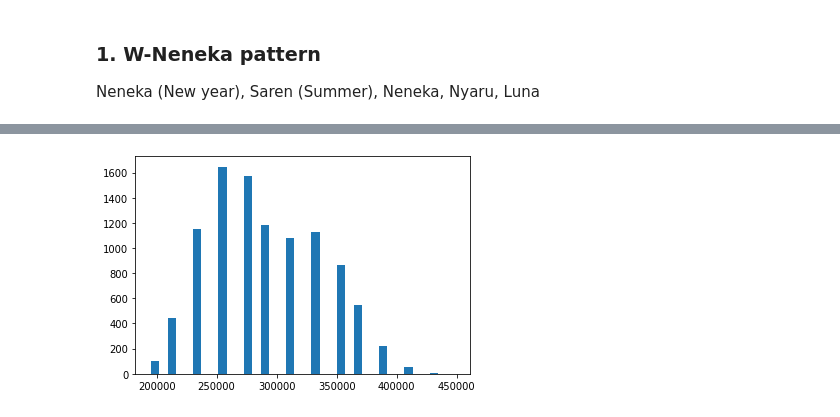
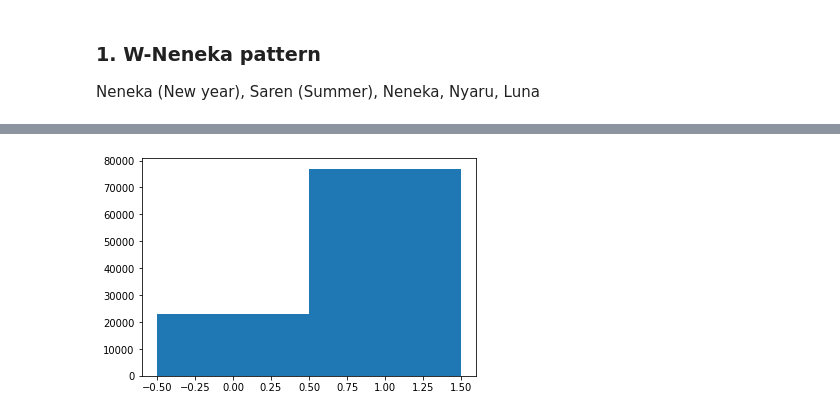
Before and after one commit to yatowoo/Priconne, a Jupyter notebook: pcr.ipynb, the cells around one changed output, grey strips where cells are left out. Drawn from its saved outputs; the diff is of its cells as text; code cells hidden in the pictures.

```diff
--- a/pcr.ipynb
+++ b/pcr.ipynb
@@ -14,7 +14,7 @@ HIT_DAMAGE_LIMIT = 999999
 # Properties of Luna
 
 LUNA = {
-    'attack': 14799 + (240 + 15 * LV_MAX),
+    'attack': 14999 + (240 + 15 * LV_MAX),
     'critical': 1162,
     'defence_phys': 214,
     'defence_magic': 316,
@@ -24,7 +24,7 @@ LUNA = {
 }
 
 LUNA_4 = {
-    'attack': 14237 + (240 + 15 * LV_MAX),
+    'attack': 14437 + (15 + 15 * LV_MAX),
     'critical': 1162,
     'defence_phys': 190,
     'defence_magic': 292,
@@ -34,7 +34,7 @@ LUNA_4 = {
 }
 
 LUNA_3 = {
-    'attack': 13673 + (240 + 15 * LV_MAX),
+    'attack': 13873 + (15 + 15 * LV_MAX),
     'critical': 1162,
     'defence_phys': 163,
     'defence_magic': 265,
@@ -57,7 +57,7 @@ NYARU = {
 }
 
 NYARU_4 = {
-    'attack': 14792 + (240 + 15 * LV_MAX),
+    'attack': 14792 + (15 + 15 * LV_MAX),
     'critical': 1367,
     'defence_phys': 201,
     'defence_magic': 268,
@@ -67,7 +67,7 @@ NYARU_4 = {
 }
 
 NYARU_3 = {
-    'attack': 14217 + (240 + 15 * LV_MAX),
+    'attack': 14217 + (15 + 15 * LV_MAX),
     'critical': 1367,
     'defence_phys': 172,
     'defence_magic': 246,
@@ -114,13 +114,16 @@ def critical_damage(orignalDamage, rate, criticalDamageBuff = 0., criticalCoeff
     return min(HIT_DAMAGE_LIMIT, hit)
 
 NYARU_UB_BUFF_COEFF = 0.1125
-def nyaruUB(atackWithBuff, criticalWithBuff, criticalDamageBuff = 0., enemyLv = LV_MAX, lv = LV_MAX, detail=False):
+def nyaruUB(attackWithBuff, criticalWithBuff, criticalDamageBuff = 0., enemyLv = LV_MAX, lv = LV_MAX, detail=False):
     # split in 10 parts = 1/13 * 9 + 4/13
     totalDamage = 0
-    orignalDamage = 60 * (LV_MAX + 1 ) + 4.8 * atackWithBuff
+    orignalDamage = 60 * (LV_MAX + 1 ) + 4.8 * attackWithBuff
     for i in ([1] * 9 + [4]):
         totalDamage += critical_damage(orignalDamage*i/13, critical_rate(criticalWithBuff, enemyLv, lv), criticalDamageBuff)
     if detail:
         return [round(orignalDamage * 1/13), round(orignalDamage * 4/13), totalDamage]
     else:
         return totalDamage
+
+def LunaS1(attackWithBuff, enemyDefense, criticalWithBuff, criticalDamageBuff = 0., enemyLv = LV_MAX, lv = LV_MAX):
+    return round(critical_damage(attackWithBuff, critical_rate(criticalWithBuff, enemyLv, lv), criticalDamageBuff) / (1 + enemyDefense / 100.))
@@ -284,8 +289,67 @@ HP of both boss should be adjusted to achive the above timeline. Upper limit is
 ### 1. W-Neneka pattern
 Neneka (New year), Saren (Summer), Neneka, Nyaru, Luna
 # %%
+# Time: 1:23
 ex4start = lambda x : nyaruUB(NYARU['attack'] + (28+10.5+10.5+20+6+18) * (LV_MAX +1) + 1308, NYARU['critical']+180,0.15,400, detail=x)
 print(ex4start(True))
-a = [ex4start(False) for i in range(0,10000)]
-_ = plt.hist(a, bins='auto')
+histUB = []
+nyaruUB_ex4 = lambda x,y,z : nyaruUB(NYARU['attack'] + x, NYARU['critical']+y,z,400, detail=False)
+for ev in range(0,100000):
+  # UB time: 1:23, 1:21, 1:21, 1:15, 1:14, 1:11, 1:11/1:08
+  # Nyaru Skill: S2, S1/x, A, S1, S2/x, A, S1, A, A, S1
+  # Additional data: nyaruHPflag1:18, nyaruDamageAt1:15, nyaruDmageAt1:14, nyaruDamageAt1:11, nyaruDamageAt1:00
+  nyaruDamage = []
+  #1:25 before Nuneka
+  otherBuff = (28+10.5) * (LV_MAX +1)
+  nunekaAttack = 7168 + 240 + 15 * LV_MAX # 5star, Rand12 with TP equiment ONLY
+  nunekaBuff = 10.5 * (LV_MAX + 1) + (nunekaAttack + otherBuff) * 0.08
+  nunekaCriticalBuff = 30 + 0.003 * (nunekaAttack + otherBuff)
+  otherCriticalBuff = nunekaCriticalBuff
+  otherCriticalDamageBuff = 0.1 # Nuneka UB
+  #1:23 Nyaru 1st UB
+  otherBuff +=  nunekaBuff + (18 + 6) * (LV_MAX +1) #Saren S1 (until 1:03) + Nyaru S2 (until 1:11)
+  nyaruBuff = otherBuff + 20. * (LV_MAX +1) # Nuneka S1 (until 1:11)
+  nyaruCriticalBuff = nunekaCriticalBuff + 100 # Nuneka S1 (until 1:11)
+  nyaruCriticalDamageBuff = otherCriticalDamageBuff + 0.05 # Nuneka S1 (until 1:11)
+  ubDamage = nyaruUB_ex4(nyaruBuff, nyaruCriticalBuff, nyaruCriticalDamageBuff)
+  nyaruBuff += ubDamage * NYARU_UB_BUFF_COEFF # until 1:05
+  nyaruDamage.append(ubDamage)
+  # 1:22 - Nuneka 2nd UB
+  nunekaBuff = 10.5 * (LV_MAX + 1) + (nunekaAttack + otherBuff) * 0.08
+  nunekaCriticalBuff = 30 + 0.003 * (nunekaAttack + otherBuff)
+  otherBuff += nunekaBuff
+  otherCriticalBuff += nunekaCriticalBuff
+  otherCriticalDamageBuff += 0.1
+  #1:21 - Nyaru 2nd/3rd UB by Luna S1
+  nyaruBuff += 7.5 * (LV_MAX +1)
+  nyaruCriticalBuff += nunekaCriticalBuff + 100
+  nyaruCriticalDamageBuff += 0.1
+    #2nd UB
+  ubDamage = nyaruUB_ex4(nyaruBuff, nyaruCriticalBuff, nyaruCriticalDamageBuff)
+  nyaruBuff += ubDamage * NYARU_UB_BUFF_COEFF
+  nyaruDamage.append(ubDamage)
+    # 3rd UB
+  ubDamage = nyaruUB_ex4(nyaruBuff, nyaruCriticalBuff, nyaruCriticalDamageBuff)
+  nyaruBuff += ubDamage * NYARU_UB_BUFF_COEFF
+  nyaruDamage.append(ubDamage)
+    # Luna damage
+  nyaruHurt = LunaS1(LUNA_4['attack'] + otherBuff, NYARU['defence_magic'], LUNA_4['critical']+otherCriticalBuff, otherCriticalDamageBuff)
+  # 1:18 Nyaru Attack
+  nyaruDamage.append(critical_damage(
+      NYARU['attack'] + nyaruBuff,
+      critical_rate(NYARU['critical'] + nyaruCriticalBuff, 400),
+      nyaruCriticalDamageBuff ))
+  # Nyaru HP check
+  nyaruHpAbsorbRate = 6. / (100 + 400 + 6)
+  if sum(nyaruDamage[1:4]) * nyaruHpAbsorbRate < nyaruHurt:
+    nyaruDamage.append(0)
+    histUB.append(nyaruDamage)
+    continue
+  # 1:15 Nyaru S2
+  nyaruDamage.append(1) #DEBUG
+  histUB.append(nyaruDamage)
+
+hurtFlag = [x[4] for x in histUB]
+tmp= plt.hist(hurtFlag, bins=[-0.5,0.5,1.5], label=['FAIL','PASS'])
+print(tmp[0])
 # %% [output]
@@ -293 +358 @@ _ = plt.hist(a, bins='auto')
-[figure, old version]
+[figure, new version]
```
Also changed, not shown: parts of 6 cells of this notebook.
